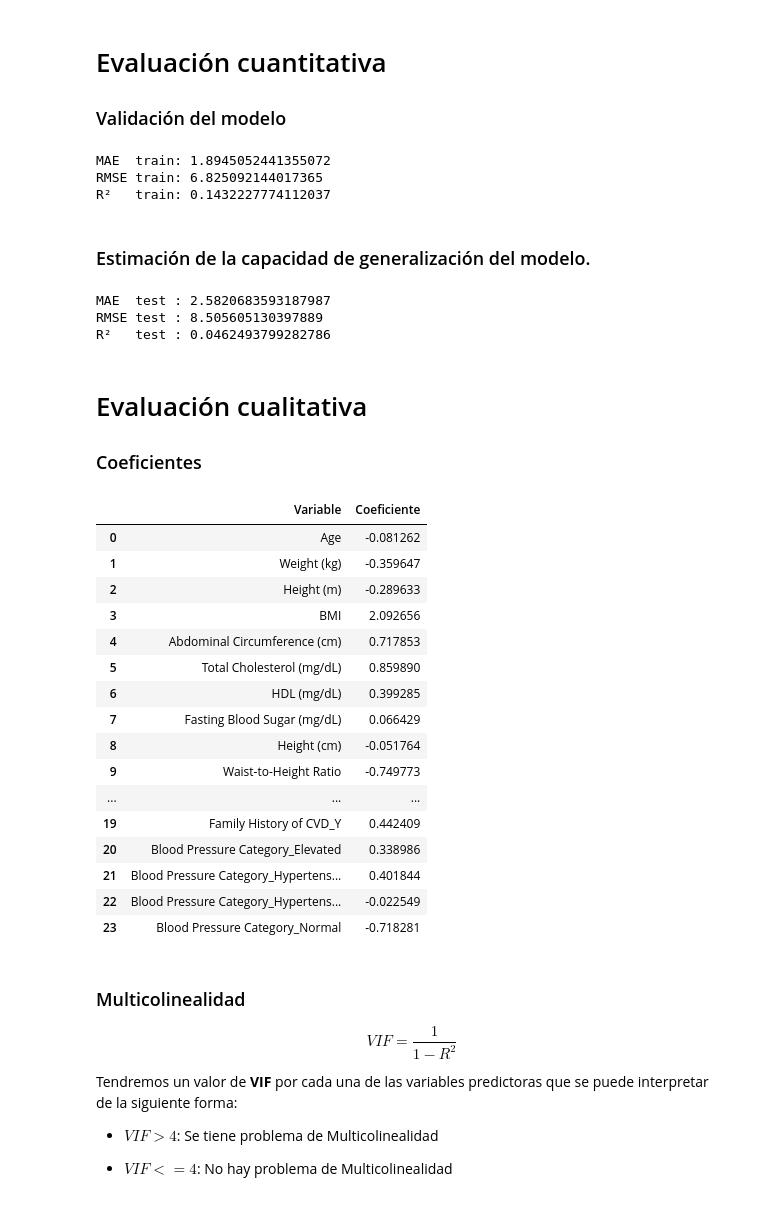
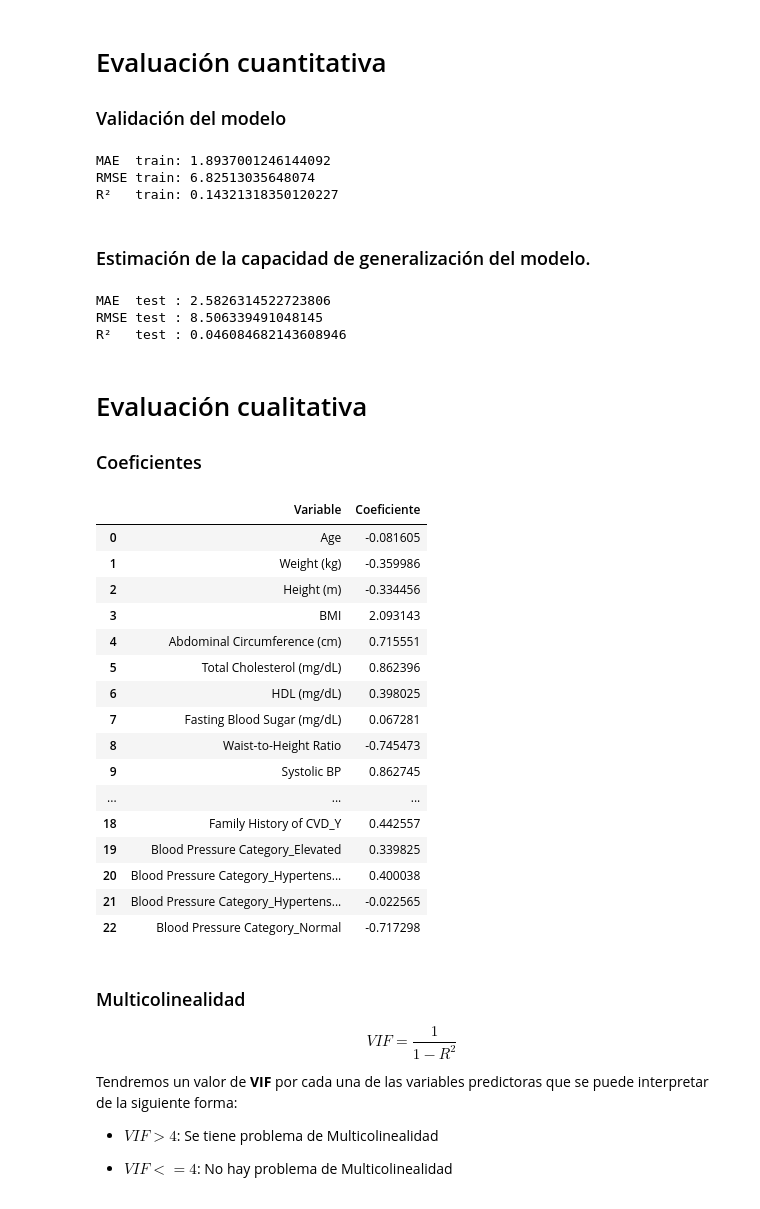
Before and after one commit to ML-2026-10/Lab1-LinearRegression, a Jupyter notebook: ml_lab1.ipynb, the cells around one changed output. Drawn from its saved outputs; the diff is of its cells as text; code cells hidden in the pictures.

```diff
--- a/ml_lab1.ipynb
+++ b/ml_lab1.ipynb
@@ -697,10 +697,11 @@ X_train, X_test, y_train, y_test = train_test_split( X, y, test_size=0.25, rando
 
 # Columnas a eliminar
 colstodrop = [
-    "Patient ID",
-    "Date of Service",
-    "CVD Risk Level",
-    "Blood Pressure (mmHg)",
+    "Patient ID", # No aporta informacion
+    "Date of Service", # No es relevante para diagnostico
+    "CVD Risk Level", # Colinealidad
+    "Blood Pressure (mmHg)", # Ya esta dividida
+    "Height (cm)", # Ya existe la misma pero en metros
 ]
 
 def dropcolumns(df):
@@ -721,7 +722,7 @@ numericfeatures = [
     "Total Cholesterol (mg/dL)",
     "HDL (mg/dL)",
     "Fasting Blood Sugar (mg/dL)",
-    "Height (cm)",
+    # "Height (cm)",
     "Waist-to-Height Ratio",
     "Systolic BP",
     "Diastolic BP",
@@ -758,7 +759,7 @@ preprocessor = ColumnTransformer(
 # 3) Pipeline final
 # --------------------------
 
-pipe = Pipeline(steps=[
+pipe1 = Pipeline(steps=[
     ("dropper", dropper),
     ("preprocesamiento", preprocessor)
 ])
@@ -789,8 +790,8 @@ Pipeline(steps=[('dropper',
 # %% [markdown]
 ### Transformación
 # %%
-Xt_train = pipe.fit_transform(X_train)
-feature_names = pipe.named_steps["preprocesamiento"].get_feature_names_out()
+Xt_train = pipe1.fit_transform(X_train)
+feature_names = pipe1.named_steps["preprocesamiento"].get_feature_names_out()
 Xt_train_df = pd.DataFrame(
     Xt_train.toarray() if hasattr(Xt_train, "toarray") else Xt_train,
     columns=feature_names,
@@ -809,11 +810,11 @@ Xt_train_df.head()
 # %% [markdown]
 ### Entrenamiento del modelo de regresión lineal.
 # %%
-Modelo = LinearRegression()
-# Modelo = Ridge(alpha=0.8)
-# Modelo = Lasso(alpha=0.1)
+Modelo1 = LinearRegression()
+# Modelo1 = Ridge(alpha=0.8)
+# Modelo1 = Lasso(alpha=0.1)
 
-Modelo.fit(Xt_train_df,y_train)
+Modelo1.fit(Xt_train_df,y_train)
 # %% [output]
 LinearRegression()
 # %% [markdown]
@@ -821,7 +822,7 @@ LinearRegression()
 
 ### Validación del modelo
 # %%
-y_train_pred = Modelo.predict(Xt_train_df)
+y_train_pred = Modelo1.predict(Xt_train_df)
 
 mae_train = mean_absolute_error(y_train, y_train_pred)
 print("MAE  train:", mae_train)
@@ -833,22 +834,22 @@ print("RMSE train:", rmse_train)
 r2_train = r2_score(y_train, y_train_pred)
 print("R²   train:", r2_train)
 # %% [output]
-MAE  train: 1.8945052441355072
-RMSE train: 6.825092144017365
-R²   train: 0.1432227774112037
+MAE  train: 1.8937001246144092
+RMSE train: 6.82513035648074
+R²   train: 0.14321318350120227
 # %% [markdown]
 ### Estimación de la capacidad de generalización del modelo.
 # %%
-Xt_test = pipe.transform(X_test)
+Xt_test = pipe1.transform(X_test)
 
-feature_names = pipe.named_steps["preprocesamiento"].get_feature_names_out()
+feature_names = pipe1.named_steps["preprocesamiento"].get_feature_names_out()
 Xt_test_df = pd.DataFrame(
     Xt_test.toarray() if hasattr(Xt_test, "toarray") else Xt_test,
     columns=feature_names,
     index=X_test.index
 )
 
-y_test_pred = Modelo.predict(Xt_test_df) # predicciones
+y_test_pred = Modelo1.predict(Xt_test_df) # predicciones
 
 mae_test = mean_absolute_error(y_test, y_test_pred)
 print("MAE  test :", mae_test)
@@ -860,42 +861,42 @@ print("RMSE test :", rmse_test)
 r2_test = r2_score(y_test, y_test_pred)
 print("R²   test :", r2_test)
 # %% [output]
-MAE  test : 2.5820683593187987
-RMSE test : 8.505605130397889
-R²   test : 0.0462493799282786
+MAE  test : 2.5826314522723806
+RMSE test : 8.506339491048145
+R²   test : 0.046084682143608946
 # %% [markdown]
 # Evaluación cualitativa
 
 ### Coeficientes
 # %%
-feature_names = pipe.named_steps["preprocesamiento"].get_feature_names_out()
+feature_names = pipe1.named_steps["preprocesamiento"].get_feature_names_out()
 feature_names = [
     name.replace("num__", "").replace("cat__", "")
     for name in feature_names
 ]
 coef_df = pd.DataFrame({
     "Variable": feature_names,
-    "Coeficiente": Modelo.coef_
+    "Coeficiente": Modelo1.coef_
 })
 coef_df
 # %% [output]
 |  | Variable | Coeficiente |
-| 0 | Age | -0.081262 |
-| 1 | Weight (kg) | -0.359647 |
-| 2 | Height (m) | -0.289633 |
-| 3 | BMI | 2.092656 |
-| 4 | Abdominal Circumference (cm) | 0.717853 |
-| 5 | Total Cholesterol (mg/dL) | 0.859890 |
-| 6 | HDL (mg/dL) | 0.399285 |
-| 7 | Fasting Blood Sugar (mg/dL) | 0.066429 |
-| 8 | Height (cm) | -0.051764 |
-| 9 | Waist-to-Height Ratio | -0.749773 |
+| 0 | Age | -0.081605 |
+| 1 | Weight (kg) | -0.359986 |
+| 2 | Height (m) | -0.334456 |
+| 3 | BMI | 2.093143 |
+| 4 | Abdominal Circumference (cm) | 0.715551 |
+| 5 | Total Cholesterol (mg/dL) | 0.862396 |
+| 6 | HDL (mg/dL) | 0.398025 |
+| 7 | Fasting Blood Sugar (mg/dL) | 0.067281 |
+| 8 | Waist-to-Height Ratio | -0.745473 |
+| 9 | Systolic BP | 0.862745 |
 | ... | ... | ... |
-| 19 | Family History of CVD_Y | 0.442409 |
-| 20 | Blood Pressure Category_Elevated | 0.338986 |
-| 21 | Blood Pressure Category_Hypertens... | 0.401844 |
-| 22 | Blood Pressure Category_Hypertens... | -0.022549 |
-| 23 | Blood Pressure Category_Normal | -0.718281 |
+| 18 | Family History of CVD_Y | 0.442557 |
+| 19 | Blood Pressure Category_Elevated | 0.339825 |
+| 20 | Blood Pressure Category_Hypertens... | 0.400038 |
+| 21 | Blood Pressure Category_Hypertens... | -0.022565 |
+| 22 | Blood Pressure Category_Normal | -0.717298 |
 # %% [markdown]
 ### Multicolinealidad
 
```
Also changed, not shown: parts of 23 cells of this notebook, 1 other file.
